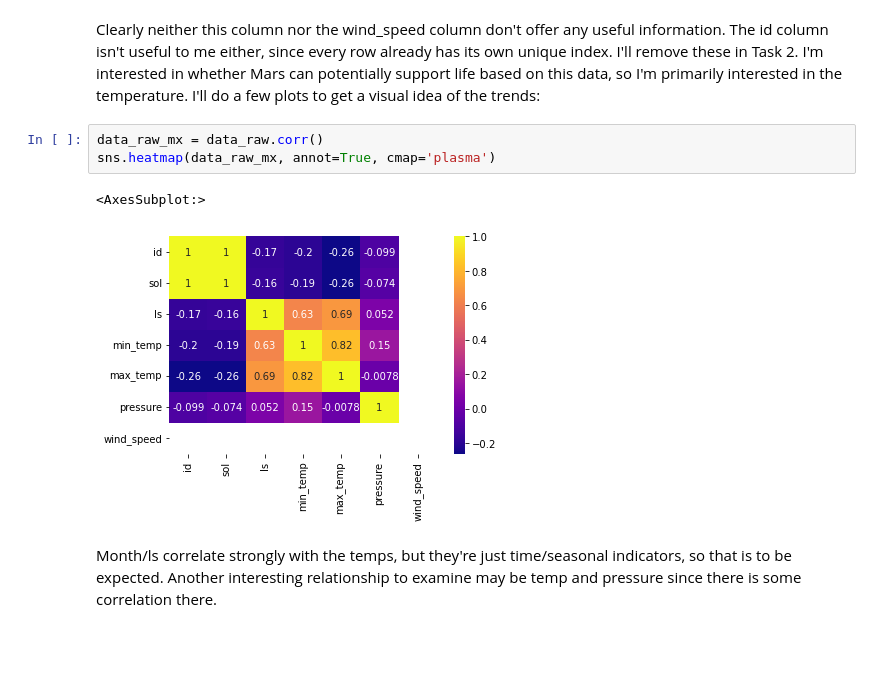
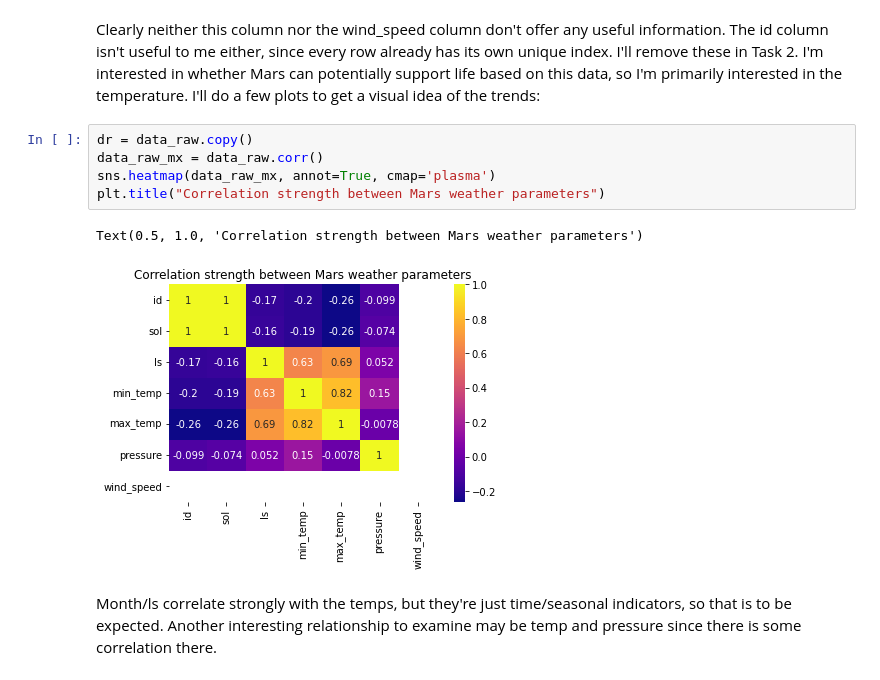
Before and after one commit to data301-2021-winter1/group15-project, a Jupyter notebook: notebooks/analysis1.ipynb, the cells around one changed output. Saved outputs shown, nothing was run; the diff lists cells and outputs as text; blank space fills up the shorter version.

```diff
--- a/notebooks/analysis1.ipynb
+++ b/notebooks/analysis1.ipynb
@@ -82,11 +84,13 @@ array(['Sunny', '--'], dtype=object)
 Clearly neither this column nor the wind_speed column don't offer any useful information. The id column isn't useful to me either, since every row already has its own unique index. I'll remove these in Task 2.
 I'm interested in whether Mars can potentially support life based on this data, so I'm primarily interested in the temperature. I'll do a few plots to get a visual idea of the trends:
 # %%
+dr = data_raw.copy()
 data_raw_mx = data_raw.corr()
 sns.heatmap(data_raw_mx, annot=True, cmap='plasma')
+plt.title("Correlation strength between Mars weather parameters")
 # %% [output]
-<AxesSubplot:>
+Text(0.5, 1.0, 'Correlation strength between Mars weather parameters')
-[figure, old version]
+[figure, new version]
 # %% [markdown]
 Month/ls correlate strongly with the temps, but they're just time/seasonal indicators, so that is to be expected. Another interesting relationship to examine may be temp and pressure since there is some correlation there.
 # %%
```
Also changed, not shown: parts of 18 cells of this notebook, 1 other file.
